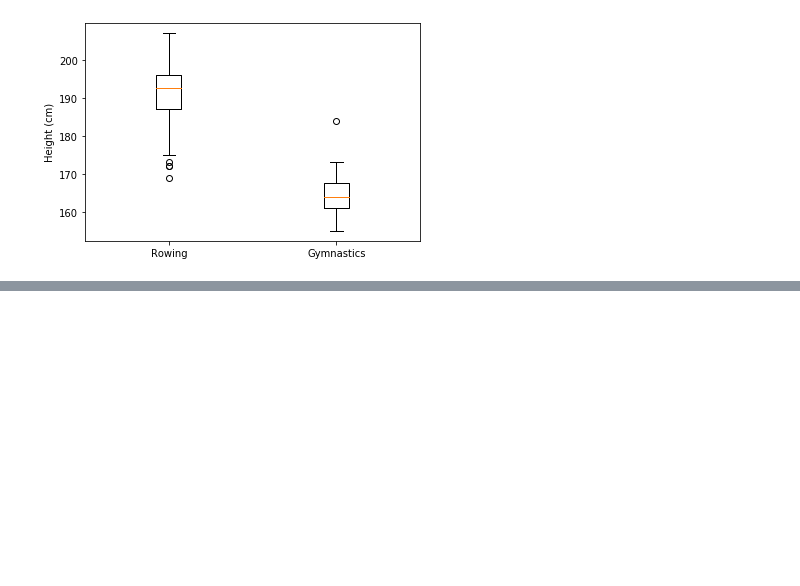
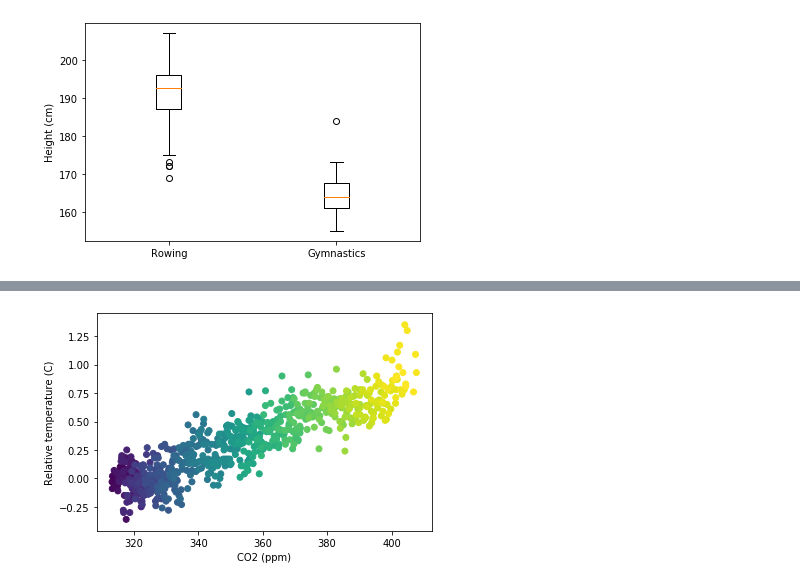
Before and after one commit to Alumasa/Python-for-data-science, a Jupyter notebook: Time Series Visualization.ipynb, the cells around one changed output, grey strips where cells are left out. Cells and saved outputs as stored; diff of their text form; code cells hidden in the pictures; blank space fills up the shorter version.

```diff
--- a/Time Series Visualization.ipynb
+++ b/Time Series Visualization.ipynb
@@ -456,0 +474,15 @@ plt.show()
+# %%
+fig, ax = plt.subplots()
+
+# Add data: "co2", "relative_temp" as x-y, index as color
+ax.scatter(climate_change['co2'], climate_change['relative_temp'], c=climate_change.index)
+
+# Set the x-axis label to "CO2 (ppm)"
+ax.set_xlabel('CO2 (ppm)')
+
+# Set the y-axis label to "Relative temperature (C)"
+ax.set_ylabel('Relative temperature (C)')
+
+plt.show()
+# %% [output]
+[figure, added]
```
Also changed, not shown: parts of 8 cells of this notebook, 3 other files.
